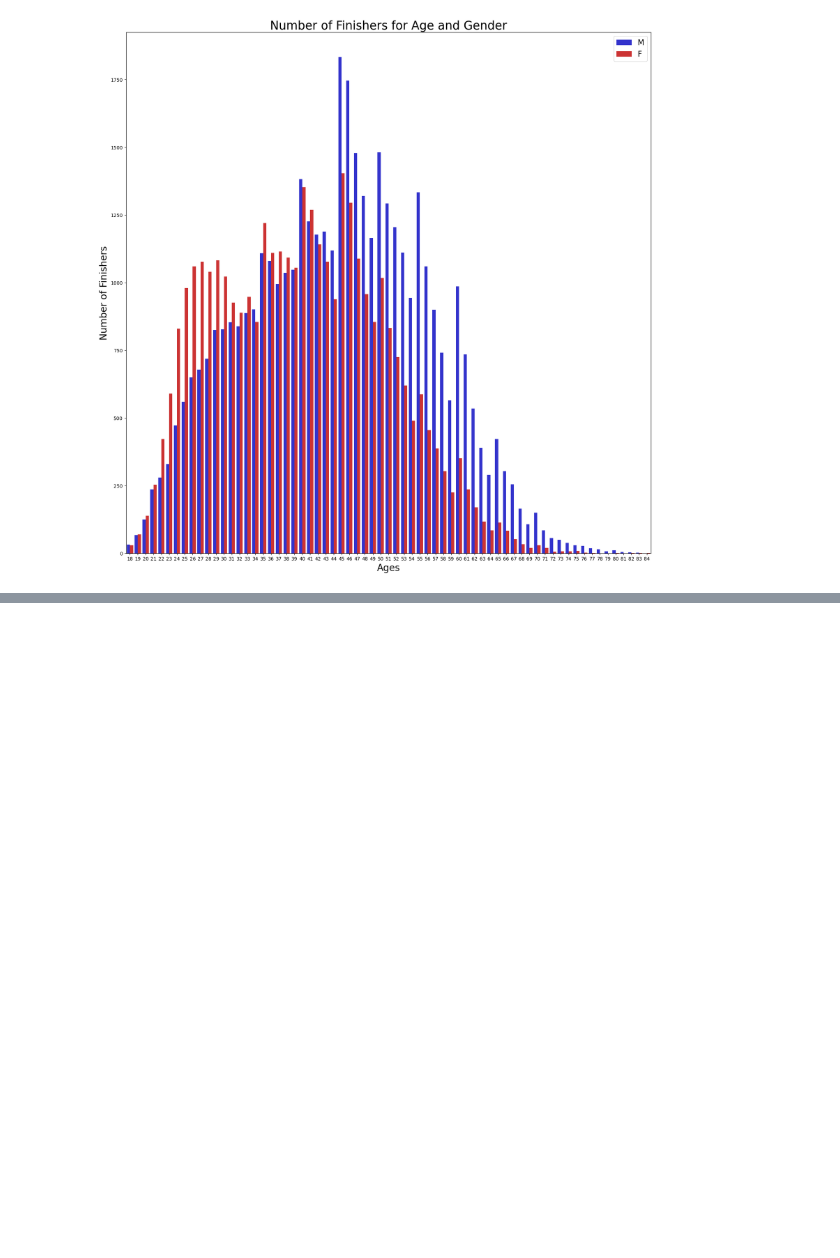
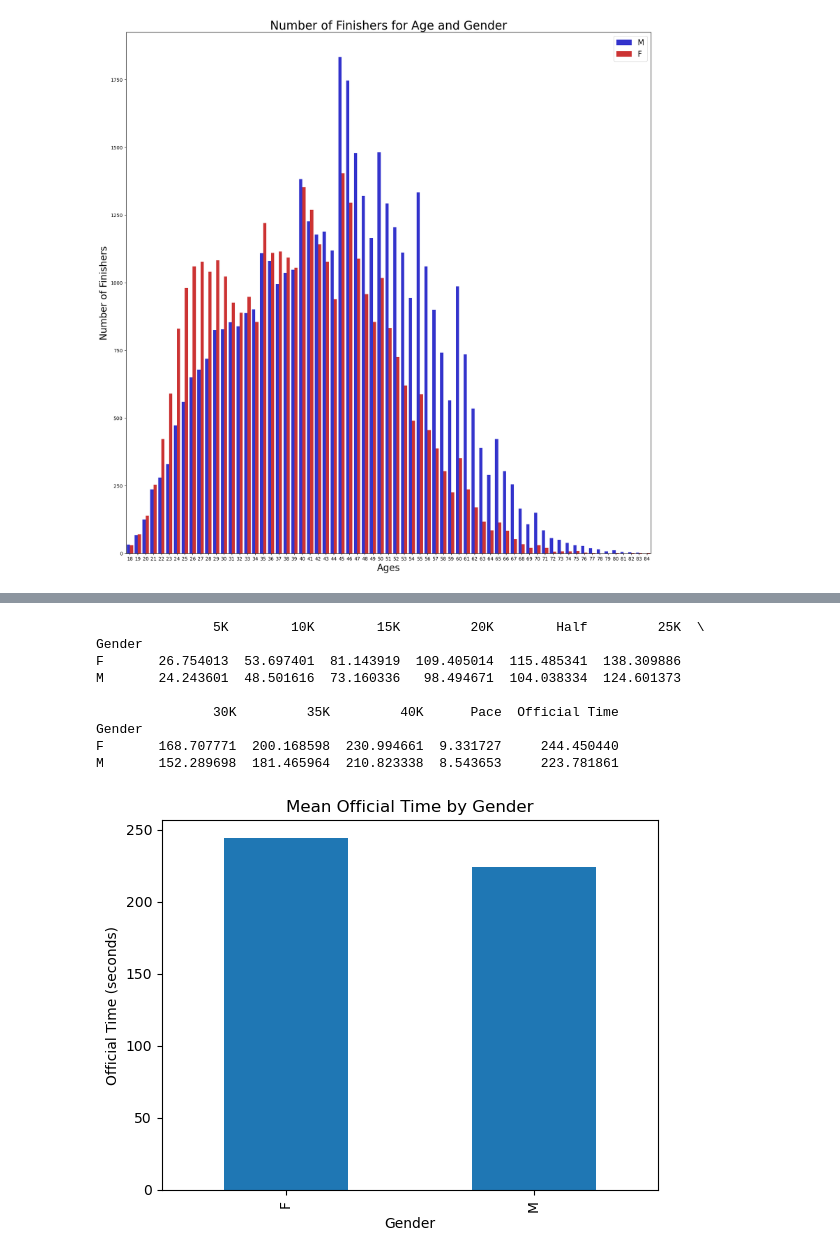
Before and after one commit to karthiksneu/boston-marathon-analysis, a Jupyter notebook: BostonMarathon.ipynb, the cells around one changed output, grey strips where cells are left out. Saved outputs shown, nothing was run; the diff lists cells and outputs as text; code cells hidden in the pictures; blank space fills up the shorter version.

```diff
--- a/BostonMarathon.ipynb
+++ b/BostonMarathon.ipynb
@@ -154,3 +148,5 @@ d.legend(fontsize=16)
 plt.show()
 # %% [output]
 [figure]
+# %%
+test_df.rename(columns={'M/F': 'Gender'}, inplace=True)
@@ -156,0 +200,21 @@ plt.show()
+# %%
+
+gender_group = test_df.groupby('Gender').mean()[['5K', '10K', '15K', '20K', 'Half', '25K', '30K', '35K', '40K', 'Pace', 'Official Time']]
+
+print(gender_group)
+
+gender_group.plot(kind='bar', y='Official Time', legend=False)
+plt.title('Mean Official Time by Gender')
+plt.ylabel('Official Time (seconds)')
+plt.show()
+# %% [output]
+               5K        10K        15K         20K        Half         25K  \
+Gender
+F       26.754013  53.697401  81.143919  109.405014  115.485341  138.309886
+M       24.243601  48.501616  73.160336   98.494671  104.038334  124.601373
+
+               30K         35K         40K      Pace  Official Time
+Gender
+F       168.707771  200.168598  230.994661  9.331727     244.450440
+M       152.289698  181.465964  210.823338  8.543653     223.781861
+[figure, added]
```
Also changed, not shown: parts of 23 cells of this notebook.
